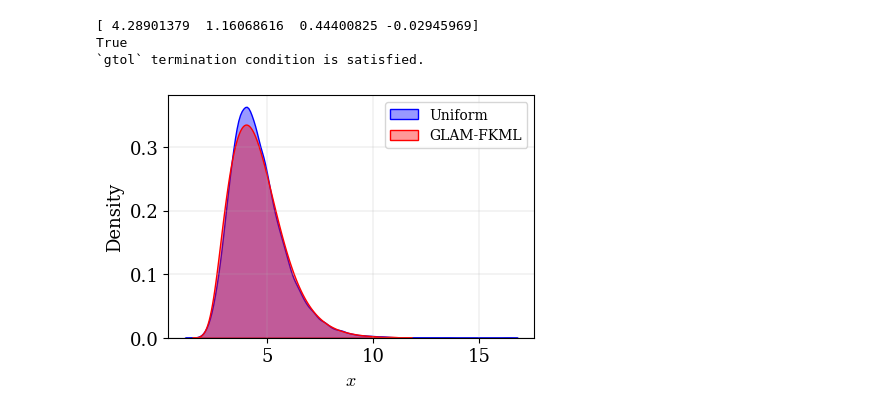
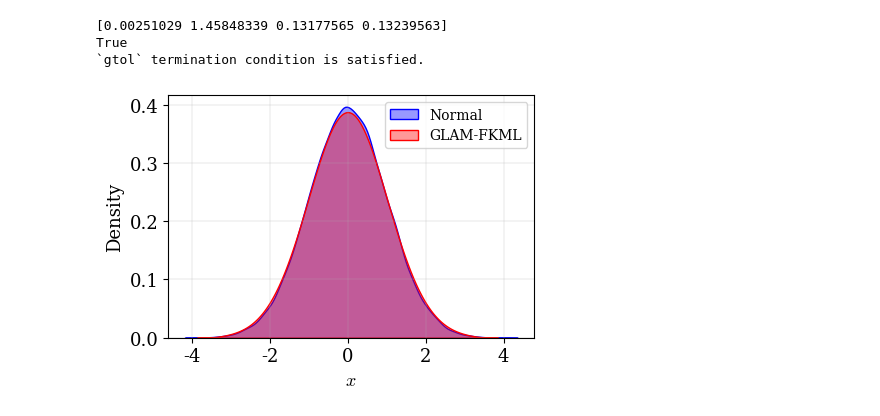
Before and after one commit to Pesquisa-UFCAT/pyGLAM, a Jupyter notebook: teste.ipynb, the cells around one changed output. Saved outputs shown, nothing was run; the diff lists cells and outputs as text; code cells hidden in the pictures.

```diff
--- a/teste.ipynb
+++ b/teste.ipynb
@@ -2,11 +2,14 @@
 from pyglam import *
 import numpy as np
 # %%
-# x = np.random.normal(4, 1, 50000)
+x = np.random.normal(0, 1, 50000)
 # x = np.random.triangular(2, 4, 6, 50000)
 # x = np.random.uniform(2, 6, 50000)
 # x = np.random.exponential(scale=1./0.5, size=50000)
-x = np.random.gumbel(loc=4, scale=1, size=50000)
+# x = np.random.gumbel(loc=4, scale=1, size=50000)
+media = 0      # loc
+desvio = 1     # scale
+x_vals = np.linspace(media - 4*desvio, media + 4*desvio, 500)  # valores para PDF/CDF
 # %%
 g = GlamFKML()
 sol = g.fit_lambdas(x, method="least_squares")  # ou method="root"
@@ -14,12 +17,15 @@ print(sol.x)          # lambdas estimados
 print(sol.success)    # status
 print(sol.message)
 # %% [output]
-[ 4.28901379  1.16068616  0.44400825 -0.02945969]
+[0.00251029 1.45848339 0.13177565 0.13239563]
 True
 `gtol` termination condition is satisfied.
 # %%
 g = GlamFKML(*sol.x)
-y = g.rvs(size=1000)
+rvs_glam = g.rvs(size=1000)
+ppf_glam = g.ppf(np.linspace(0.01, 0.99, 100))
+pdf_glam = g.pdf(x_vals)
+cdf_glam = g.cdf(x_vals)
 # %%
 import seaborn as sns
 import matplotlib.pyplot as plt
@@ -34,7 +40,7 @@ import numpy as np
 import pandas as pd
 data = {
             'x': x,
-            'y': y
+            'y': rvs_glam
         }
 ### Figure name and DPI
 dpi = 600                                                                               # Change as you wish
@@ -58,32 +64,32 @@ color_axis = 'black'                # or hexadecimal. Change as you wish
 ### Color KDE
 color = ['blue', 'red']             # or hexadecimal. Change as you wish
 alpha = 0.4                         # Change as you wish
 
 ### Legend. Do you need legend? Use the cell bellow:
-legend_label = ['Uniform', 'GLAM-FKML']    # Change as you wish
+legend_label = ['Normal', 'GLAM-FKML']    # Change as you wish
 size_legend = 10                       # Change as you wish
 location_legend = 'upper right'       # Change as you wish
 
 ### Figure
 fig, ax = plt.subplots(figsize=(b_input, h_input))
 
 ### Config axis
 ax.tick_params(axis='both', which='major', labelsize=size_axis, colors=color_axis)
 ax.set_xlabel(label_x, fontsize=size_label, color=color_label)
 ax.set_ylabel(label_y, fontsize=size_label, color=color_label)
 
 ### Config grid
 on_or_off = True
 plt.grid(on_or_off, which='both', linestyle='-', linewidth=0.2)
 
 ### Plot with legend
 sns.kdeplot(data=data, x='x', fill=True, alpha=alpha, ax=ax, color=color[0], label=legend_label[0])
 sns.kdeplot(data=data, x='y', fill=True, alpha=alpha, ax=ax, color=color[1], label=legend_label[1])
 ### Legend. Do you need legend? Use the cell bellow:
 ax.legend(fontsize=size_legend, loc=location_legend)
 
 # Save. Do you need save? Use the cell bellow:
 fig.savefig(f'{name}.png', dpi=dpi, bbox_inches='tight')
 plt.show()
 # %% [output]
-[figure, old version]
+[figure, new version]
```
Also changed, not shown: parts of 3 cells of this notebook, 1 other file.
